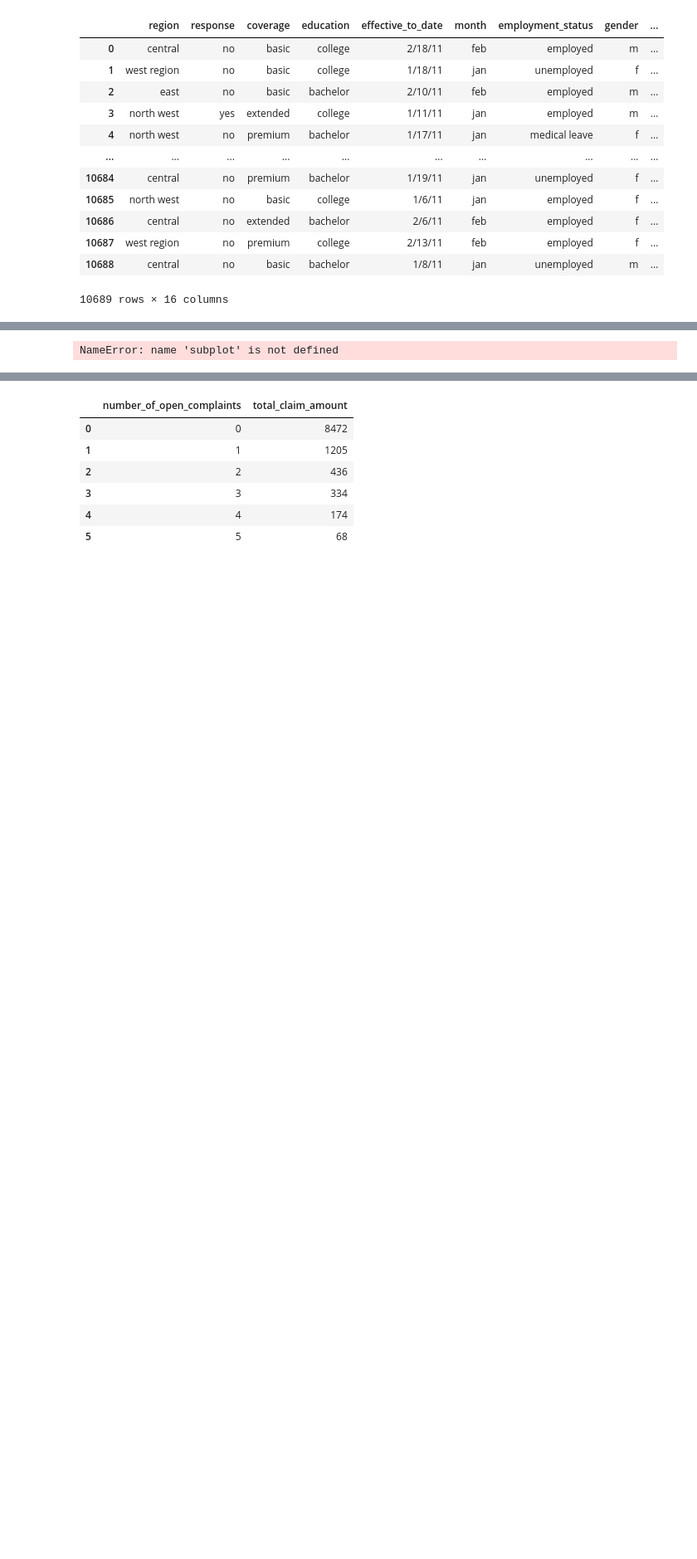
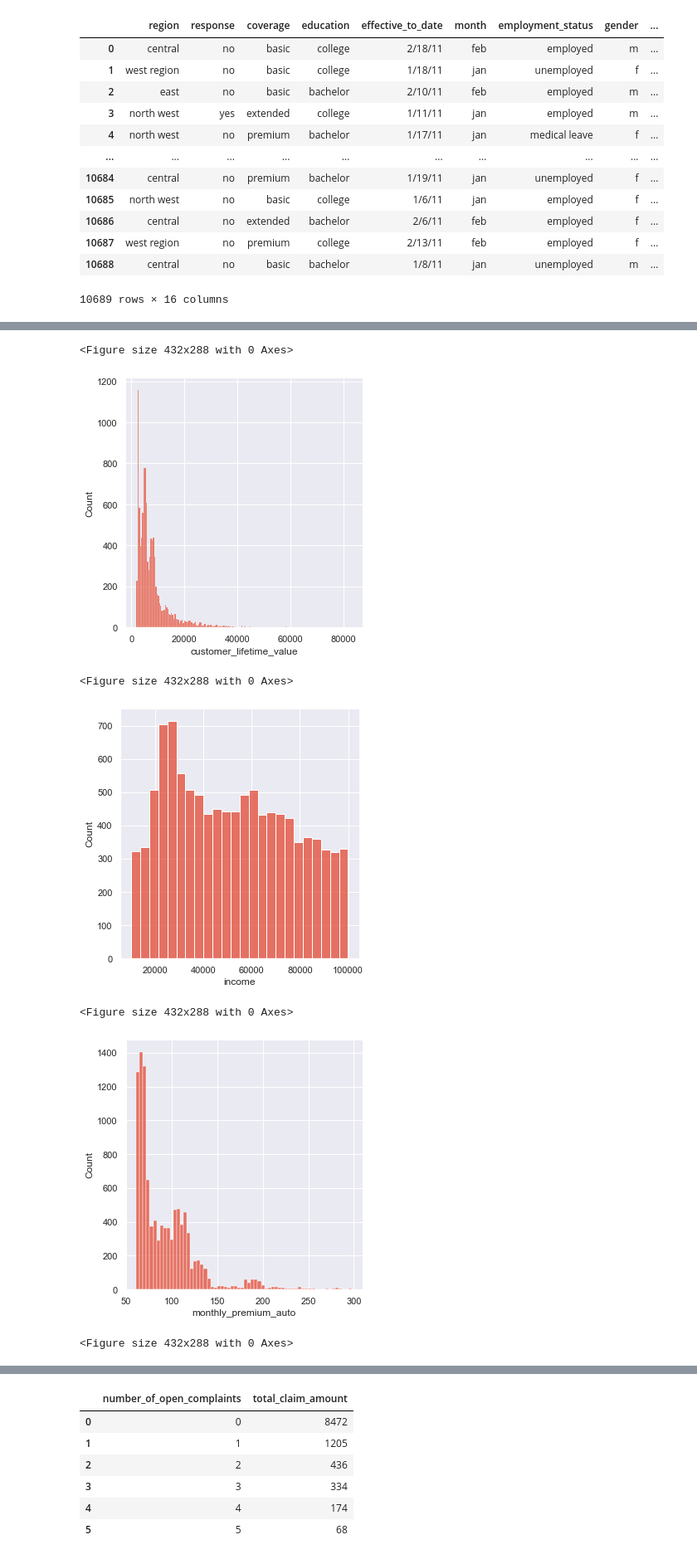
Before and after one commit to Dibyanisahu/DSIronLab, a Jupyter notebook: Customer_Analysis_Case_Study/CA_W2-D3-Round3.ipynb, the cells around one changed output, grey strips where cells are left out. Shown: that part at 83% size. Cells and saved outputs as stored; diff of their text form; code cells hidden in the pictures; blank space fills up the shorter version.

```diff
--- a/Customer_Analysis_Case_Study/CA_W2-D3-Round3.ipynb
+++ b/Customer_Analysis_Case_Study/CA_W2-D3-Round3.ipynb
@@ -59,9 +126,15 @@ import seaborn as sns
 # %%
 #plt.figure()
 #i = Numerical.iloc[:]
-for i,column in enumerate(Numerical.columns):
-    subplot(2,2,i+1)
+for column in Numerical.columns:
+
     plt.figure()
     sns.displot(Numerical[column])
 # %% [output]
-NameError: name 'subplot' is not defined
+<Figure size 432x288 with 0 Axes>
+[figure, added]
+<Figure size 432x288 with 0 Axes>
+[figure, added]
+<Figure size 432x288 with 0 Axes>
+[figure, added]
+<Figure size 432x288 with 0 Axes>
```
Also changed, not shown: parts of 80 cells of this notebook, 2 other files.
